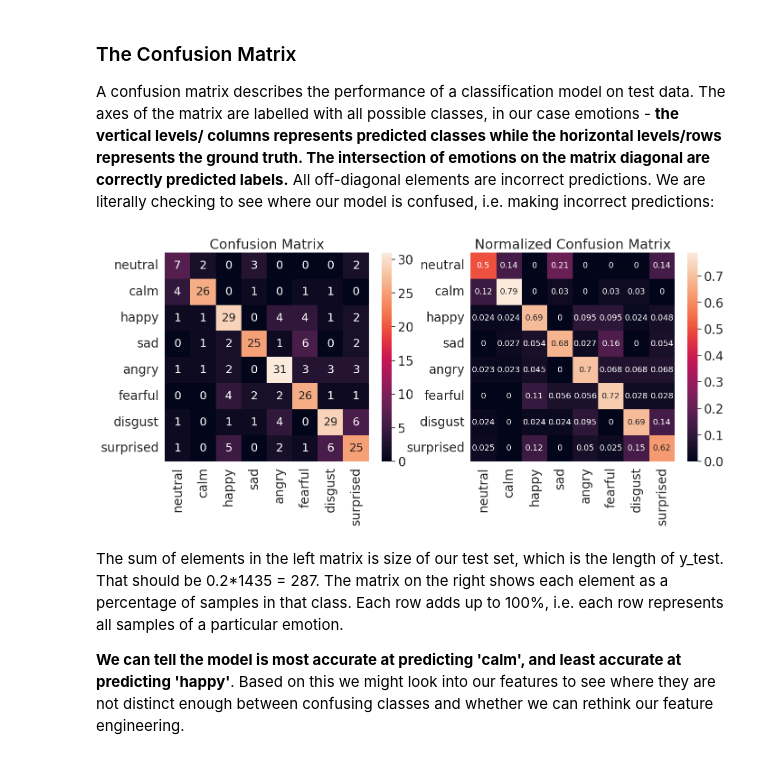
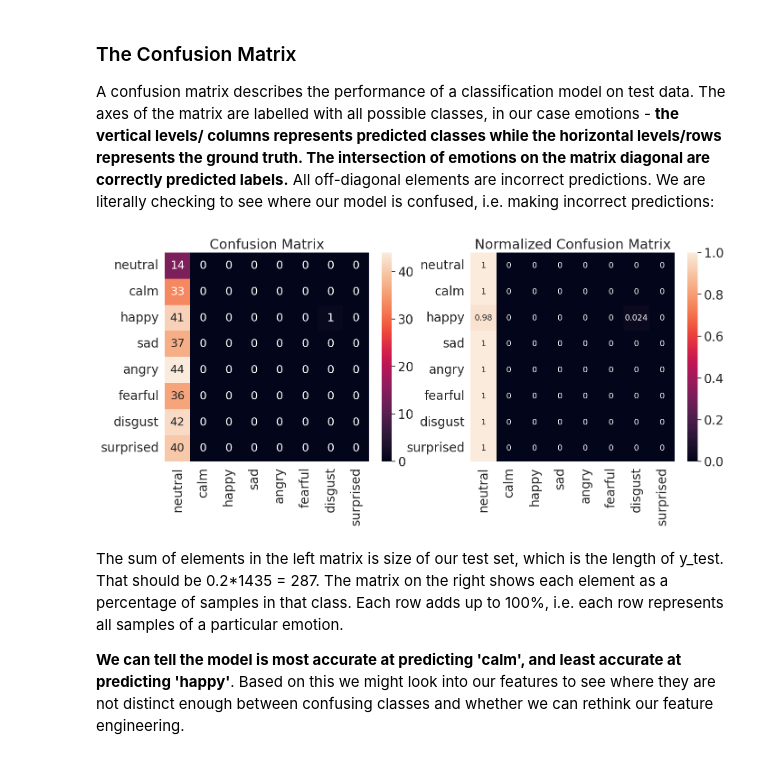
Before and after one commit to Vixlump/Week4-NeuralNetworks, a Jupyter notebook: Week4__Neural_Networks.ipynb, the cells around one changed output. Saved outputs shown, nothing was run; the diff lists cells and outputs as text; code cells hidden in the pictures.

```diff
--- a/Week4__Neural_Networks.ipynb
+++ b/Week4__Neural_Networks.ipynb
@@ -448,10 +451,17 @@ model = MLPClassifier(
 
 # Use the split train test to train, we'll first use the unscaled parameters
 model.fit(X_train, y_train)
+#model.fit(X_train, y_test_25)
 
 print(f'Possible emotions predicted by model:{model.classes_}')
 print(f'Unscaled MLP Model\'s accuracy on training set is {100*model.score(X_train, y_train):.2f}%')
 print(f'Unscaled MLP Model\'s accuracy on validation set is {100*model.score(X_validation, y_validation):.2f}%')
+
+# Train the model on the actor 25 data (no split)
+model.fit(x_test_25_scaled, y_test_25)
+
+# Print the training accuracy for the actor 25 data
+print(f'MLP Model\'s accuracy on Actor 25 training set is {100*model.score(x_test_25_scaled, y_test_25):.2f}%')
 # %% [output]
 Possible emotions predicted by model:['angry' 'calm' 'disgust' 'fearful' 'happy' 'neutral' 'sad' 'surprised']
 Unscaled MLP Model's accuracy on training set is 54.69%
@@ -461,19 +472,27 @@ Great - we expected terrible performance with no thought given to the model or f
 
 Let's see how feature scaling impacts the performance of the MLP:
 # %%
-
 # Fit the model again on the minmax scaled features
 model.fit(X_train_minmax, y_train)
 
 print(f'MinMax scaled MLP Model\'s accuracy on training set is {100*model.score(X_train_minmax, y_train):.2f}%')
 print(f'MinMax sacled MLP Model\'s accuracy on validation set is {100*model.score(X_validation_minmax, y_validation):.2f}%\n')
 
-
 # Fit the model again on the scaled features
 model.fit(X_train_scaled, y_train)
 
 print(f'Standard scaled MLP Model\'s accuracy on training set is {100*model.score(X_train_scaled, y_train):.2f}%')
 print(f'Standard scaled MLP Model\'s accuracy on validation set is {100*model.score(X_validation_scaled, y_validation):.2f}%')
+
+# Fit the model again on the actor 25 minmax scaled features
+model.fit(x_test_25_minmax, y_test_25)
+
+print(f'Actor 25 MinMax scaled MLP Model\'s accuracy on training set is {100*model.score(x_test_25_minmax, y_test_25):.2f}%')
+
+# Fit the model again on the actor 25 scaled features
+model.fit(x_test_25_scaled, y_test_25)
+
+print(f'Actor 25 Standard scaled MLP Model\'s accuracy on training set is {100*model.score(x_test_25_scaled, y_test_25):.2f}%')
 # %% [output]
 MinMax scaled MLP Model's accuracy on training set is 61.41%
 MinMax sacled MLP Model's accuracy on validation set is 45.49%
@@ -657,34 +701,45 @@ import seaborn as sn # I like seaborn's confusion matrix over sklearn's default
 # get predictions on test set
 test_emotion_predictions = model.predict(X_test)
 test_emotion_groundtruth = y_test
 
 # set labels for matrix axes from emotions
 emotion_list =['neutral','calm','happy','sad','angry','fearful','disgust','surprised']
 emotion_name = [emotion for emotion in emotion_list]
 
 # build confusion matrix and normalized confusion matrix
 conf_matrix = confusion_matrix(test_emotion_groundtruth, test_emotion_predictions, labels=emotion_list)
 conf_matrix_norm = confusion_matrix(test_emotion_groundtruth, test_emotion_predictions,normalize='true', labels=emotion_list)
 
 
 
 # make a confusion matrix with labels using a DataFrame
 confmatrix_df = pd.DataFrame(conf_matrix, index=emotion_name, columns=emotion_name)
 confmatrix_df_norm = pd.DataFrame(conf_matrix_norm, index=emotion_name, columns=emotion_name)
 
 # plot confusion matrices
 plt.figure(figsize=(16,6))
 sn.set(font_scale=1.8) # emotion label and title size
 plt.subplot(1,2,1)
 plt.title('Confusion Matrix')
 sn.heatmap(confmatrix_df, annot=True, annot_kws={"size": 18}) #annot_kws is value font
 plt.subplot(1,2,2)
 plt.title('Normalized Confusion Matrix')
 sn.heatmap(confmatrix_df_norm, annot=True, annot_kws={"size": 13}) #annot_kws is value font
 
 plt.show()
+
+#with actor 25
+
+test_emotion_predictions2 = model.predict(x_test_25_scaled)
+test_emotion_groundtruth2 = y_test_25
+
+conf_matrix_2 = confusion_matrix(test_emotion_groundtruth2, test_emotion_predictions2, labels=emotion_list)
+conf_matrix_norm_2 = confusion_matrix(test_emotion_groundtruth2, test_emotion_predictions2,normalize='true', labels=emotion_list)
+
+confmatrix_df_2 = pd.DataFrame(conf_matrix_2, index=emotion_name, columns=emotion_name)
+confmatrix_df_norm_2 = pd.DataFrame(conf_matrix_norm_2, index=emotion_name, columns=emotion_name)
 # %% [output]
-[figure, old version]
+[figure, new version]
 # %% [markdown]
 The sum of elements in the left matrix is size of our test set, which is the length of y_test. That should be 0.2*1435 = 287. The matrix on the right shows each element as a percentage of samples in that class. Each row adds up to 100%, i.e. each row represents all samples of a particular emotion.
 
```
Also changed, not shown: parts of 6 cells of this notebook.
